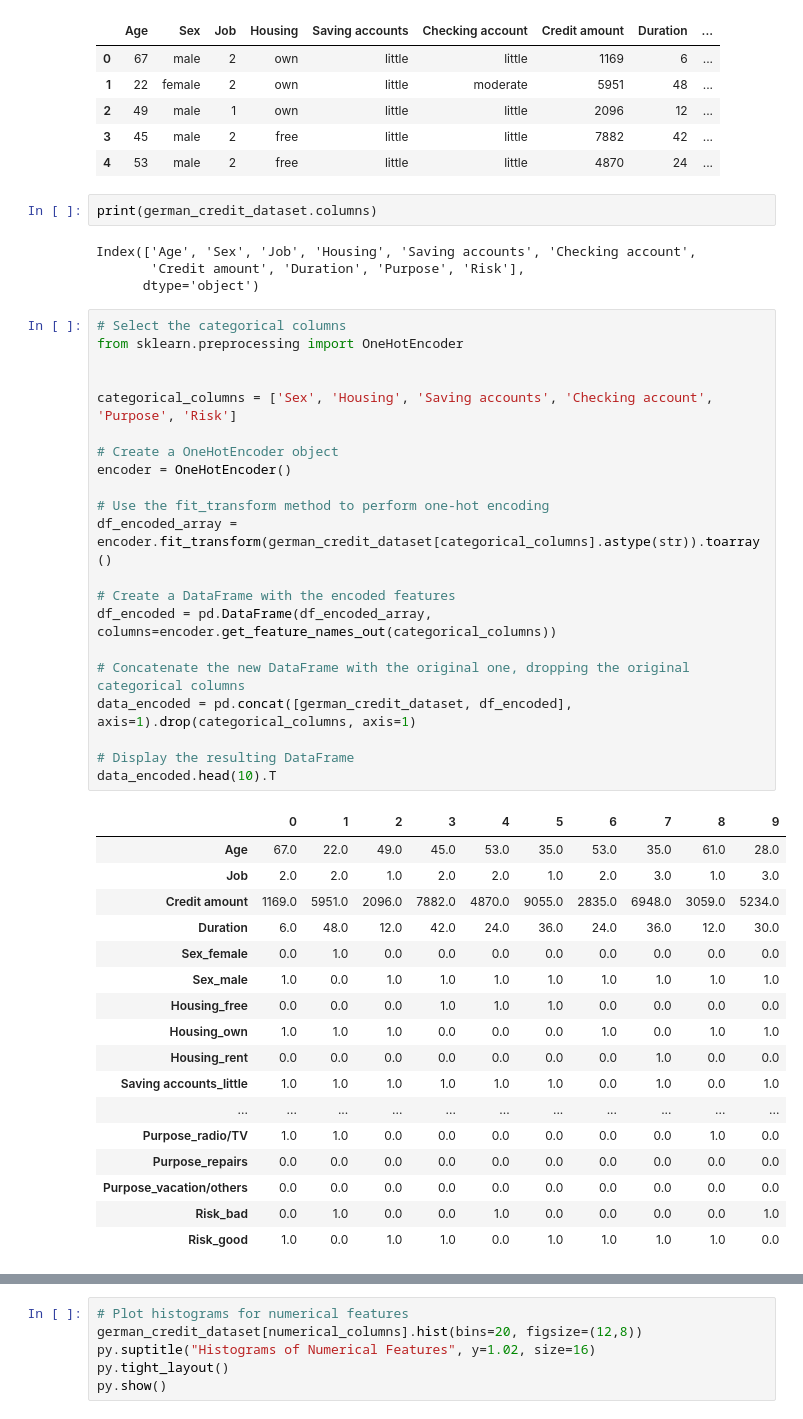
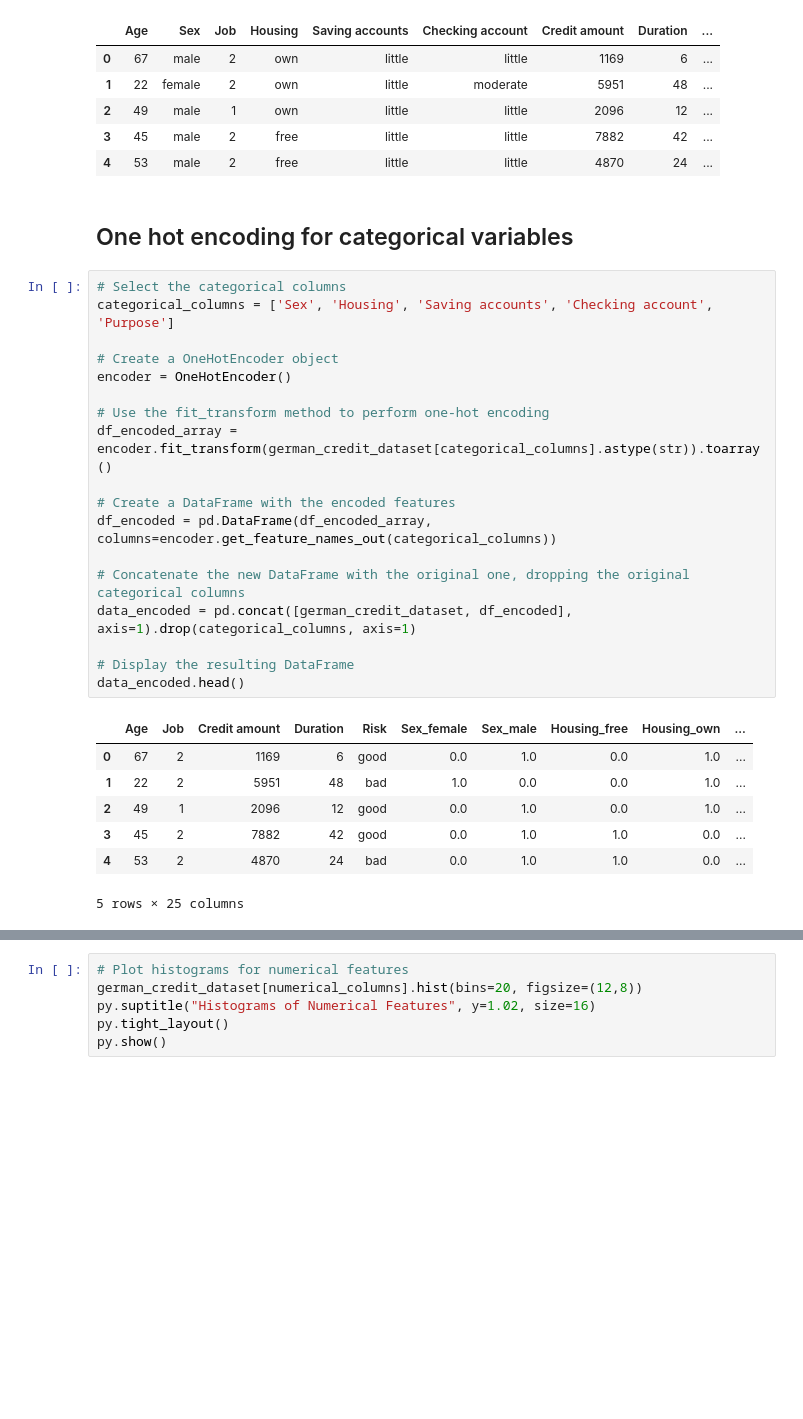
Before and after one commit to VaderSame/German-Credit-Analysis, a Jupyter notebook: Project3-200543129_Semal_Shastri.ipynb, the cells around one changed output, grey strips where cells are left out. Drawn from its saved outputs; the diff is of its cells as text; blank space fills up the shorter version.

Commit message:
overfitting is fixed , removed risk in all operations and hence getting 71 percent accuaracy

```diff
--- a/Project3-200543129_Semal_Shastri.ipynb
+++ b/Project3-200543129_Semal_Shastri.ipynb
@@ -154,48 +177,31 @@ german_credit_dataset.head()
 | 2 | 49 | male | 1 | own | little | little | 2096 | 12 | ... |
 | 3 | 45 | male | 2 | free | little | little | 7882 | 42 | ... |
 | 4 | 53 | male | 2 | free | little | little | 4870 | 24 | ... |
-# %%
-print(german_credit_dataset.columns)
-# %% [output]
-Index(['Age', 'Sex', 'Job', 'Housing', 'Saving accounts', 'Checking account',
-       'Credit amount', 'Duration', 'Purpose', 'Risk'],
-      dtype='object')
+# %% [markdown]
+## One hot encoding for categorical variables
 # %%
 # Select the categorical columns
-from sklearn.preprocessing import OneHotEncoder
-
-
-categorical_columns = ['Sex', 'Housing', 'Saving accounts', 'Checking account', 'Purpose', 'Risk']
+categorical_columns = ['Sex', 'Housing', 'Saving accounts', 'Checking account', 'Purpose']
 
 # Create a OneHotEncoder object
 encoder = OneHotEncoder()
 
 # Use the fit_transform method to perform one-hot encoding
 df_encoded_array = encoder.fit_transform(german_credit_dataset[categorical_columns].astype(str)).toarray()
 
 # Create a DataFrame with the encoded features
 df_encoded = pd.DataFrame(df_encoded_array, columns=encoder.get_feature_names_out(categorical_columns))
 
 # Concatenate the new DataFrame with the original one, dropping the original categorical columns
 data_encoded = pd.concat([german_credit_dataset, df_encoded], axis=1).drop(categorical_columns, axis=1)
 
 # Display the resulting DataFrame
-data_encoded.head(10).T
+data_encoded.head()
 # %% [output]
-|  | 0 | 1 | 2 | 3 | 4 | 5 | 6 | 7 | 8 | 9 |
-| Age | 67.0 | 22.0 | 49.0 | 45.0 | 53.0 | 35.0 | 53.0 | 35.0 | 61.0 | 28.0 |
-| Job | 2.0 | 2.0 | 1.0 | 2.0 | 2.0 | 1.0 | 2.0 | 3.0 | 1.0 | 3.0 |
-| Credit amount | 1169.0 | 5951.0 | 2096.0 | 7882.0 | 4870.0 | 9055.0 | 2835.0 | 6948.0 | 3059.0 | 5234.0 |
-| Duration | 6.0 | 48.0 | 12.0 | 42.0 | 24.0 | 36.0 | 24.0 | 36.0 | 12.0 | 30.0 |
-| Sex_female | 0.0 | 1.0 | 0.0 | 0.0 | 0.0 | 0.0 | 0.0 | 0.0 | 0.0 | 0.0 |
-| Sex_male | 1.0 | 0.0 | 1.0 | 1.0 | 1.0 | 1.0 | 1.0 | 1.0 | 1.0 | 1.0 |
-| Housing_free | 0.0 | 0.0 | 0.0 | 1.0 | 1.0 | 1.0 | 0.0 | 0.0 | 0.0 | 0.0 |
-| Housing_own | 1.0 | 1.0 | 1.0 | 0.0 | 0.0 | 0.0 | 1.0 | 0.0 | 1.0 | 1.0 |
-| Housing_rent | 0.0 | 0.0 | 0.0 | 0.0 | 0.0 | 0.0 | 0.0 | 1.0 | 0.0 | 0.0 |
-| Saving accounts_little | 1.0 | 1.0 | 1.0 | 1.0 | 1.0 | 1.0 | 0.0 | 1.0 | 0.0 | 1.0 |
-| ... | ... | ... | ... | ... | ... | ... | ... | ... | ... | ... |
-| Purpose_radio/TV | 1.0 | 1.0 | 0.0 | 0.0 | 0.0 | 0.0 | 0.0 | 0.0 | 1.0 | 0.0 |
-| Purpose_repairs | 0.0 | 0.0 | 0.0 | 0.0 | 0.0 | 0.0 | 0.0 | 0.0 | 0.0 | 0.0 |
-| Purpose_vacation/others | 0.0 | 0.0 | 0.0 | 0.0 | 0.0 | 0.0 | 0.0 | 0.0 | 0.0 | 0.0 |
-| Risk_bad | 0.0 | 1.0 | 0.0 | 0.0 | 1.0 | 0.0 | 0.0 | 0.0 | 0.0 | 1.0 |
-| Risk_good | 1.0 | 0.0 | 1.0 | 1.0 | 0.0 | 1.0 | 1.0 | 1.0 | 1.0 | 0.0 |
+|  | Age | Job | Credit amount | Duration | Risk | Sex_female | Sex_male | Housing_free | Housing_own | ... |
+| 0 | 67 | 2 | 1169 | 6 | good | 0.0 | 1.0 | 0.0 | 1.0 | ... |
+| 1 | 22 | 2 | 5951 | 48 | bad | 1.0 | 0.0 | 0.0 | 1.0 | ... |
+| 2 | 49 | 1 | 2096 | 12 | good | 0.0 | 1.0 | 0.0 | 1.0 | ... |
+| 3 | 45 | 2 | 7882 | 42 | good | 0.0 | 1.0 | 1.0 | 0.0 | ... |
+| 4 | 53 | 2 | 4870 | 24 | bad | 0.0 | 1.0 | 1.0 | 0.0 | ... |
+5 rows × 25 columns
```
Also changed, not shown: parts of 41 cells of this notebook.
